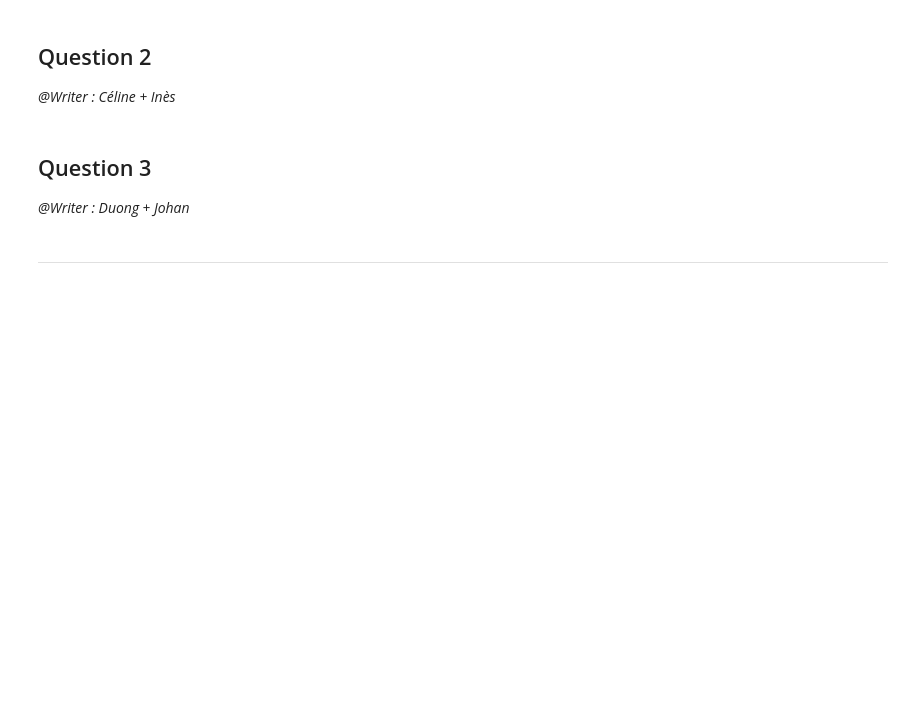
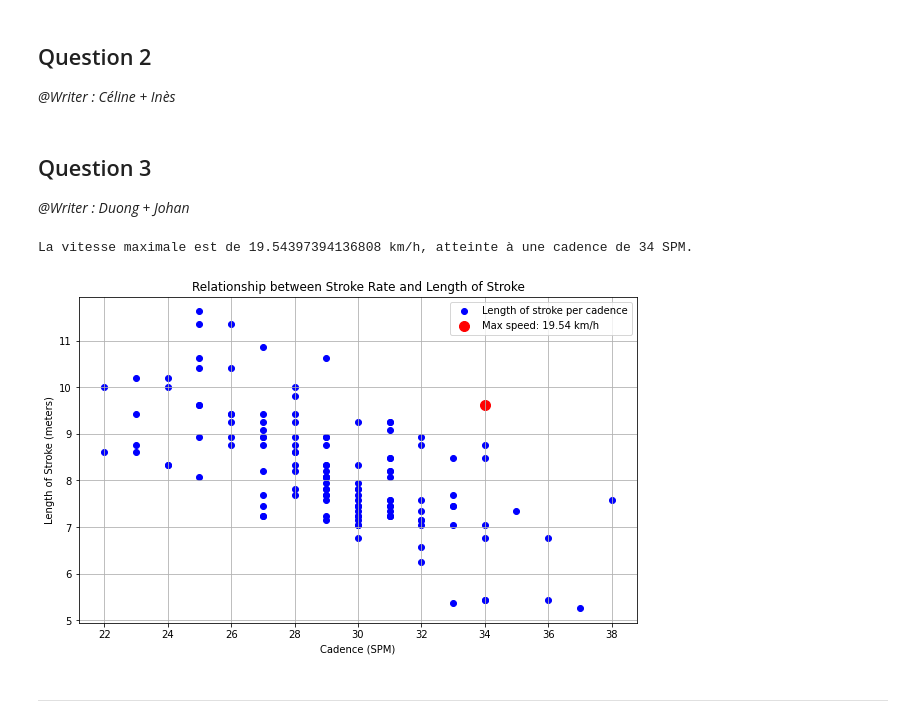
Before and after one commit to Meriadoc-gitgit/ergometer-competition, a Jupyter notebook: main.ipynb, the cells around one changed output. Drawn from its saved outputs; the diff is of its cells as text; code cells hidden in the pictures; blank space fills up the shorter version.

```diff
--- a/main.ipynb
+++ b/main.ipynb
@@ -312,5 +324,44 @@ memory usage: 3.6+ KB
 # %% [markdown]
 ## Question 3
 *@Writer : Duong + Johan*
+# %%
+import pandas as pd
+import matplotlib.pyplot as plt
+
+df = pd.read_json("Test/ergometer_500m_norm.json")
+
+distance = 0.5 # km
+
+
+# Calcul de la longueur moyenne du coup (distance parcourue / nombre de coups)
+df['stroke_length'] = (distance * 1000) / df['split_stroke_count']
+
+# Calcul de la vitesse en km/h (distance en km / temps en heures)
+df['split_time_hours'] = df['split_time'] / 3600  # Conversion du temps en heures
+df['speed_kmh'] = distance / df['split_time_hours']  # La distance est de 0.5 km (500m)
+
+fastest_row = df.loc[df['speed_kmh'].idxmax()]
+
+print(f"La vitesse maximale est de {fastest_row['speed_kmh']} km/h, atteinte à une cadence de {fastest_row['split_stroke_rate']} SPM.")
+
+
+
+plt.figure(figsize=(10, 6))
+plt.scatter(df['split_stroke_rate'], df['stroke_length'], color='blue', label='Length of stroke per cadence')
+
+# point de cadence où la vitesse maximale est atteinte
+plt.scatter(fastest_row['split_stroke_rate'], fastest_row['stroke_length'], color='red', s=100, label=f'Max speed: {fastest_row["speed_kmh"]:.2f} km/h')
+
+plt.title('Relationship between Stroke Rate and Length of Stroke')
+plt.xlabel('Cadence (SPM)')
+plt.ylabel('Length of Stroke (meters)')
+plt.grid()
+plt.legend()
+
+# Affichage du graphique
+plt.show()
+# %% [output]
+La vitesse maximale est de 19.54397394136808 km/h, atteinte à une cadence de 34 SPM.
+[figure, added]
 # %% [markdown]
 ---
```
Also changed, not shown: parts of 10 cells of this notebook, 7 other files.
